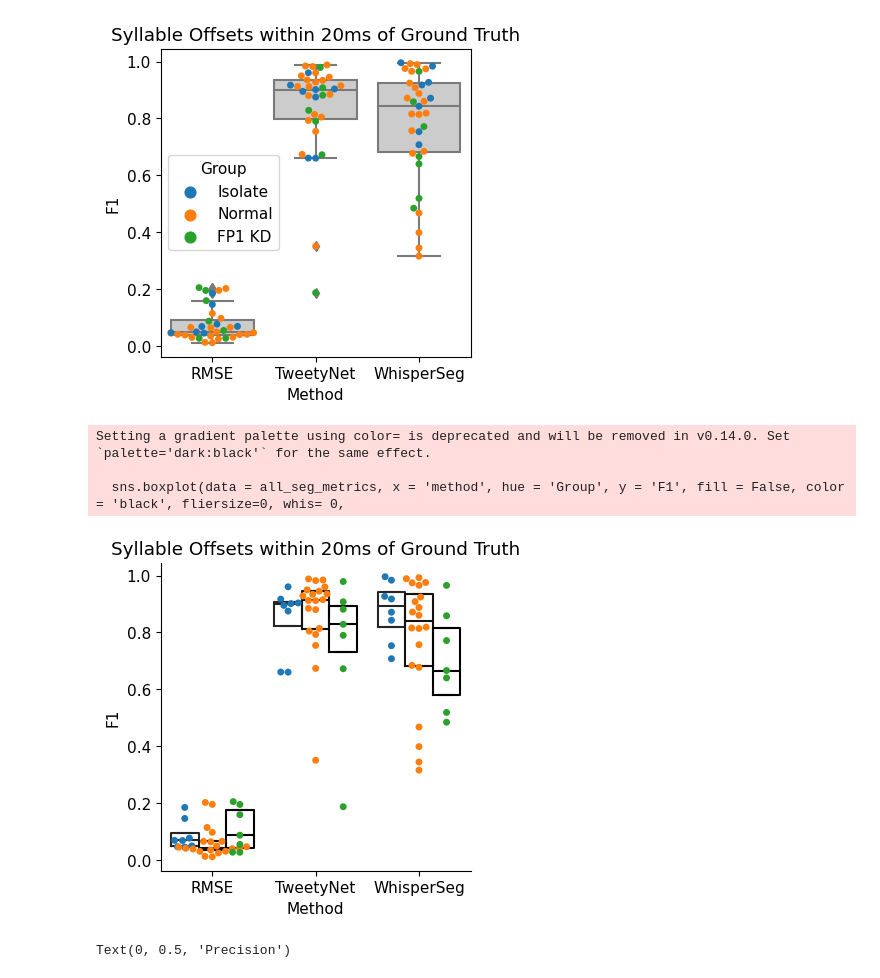
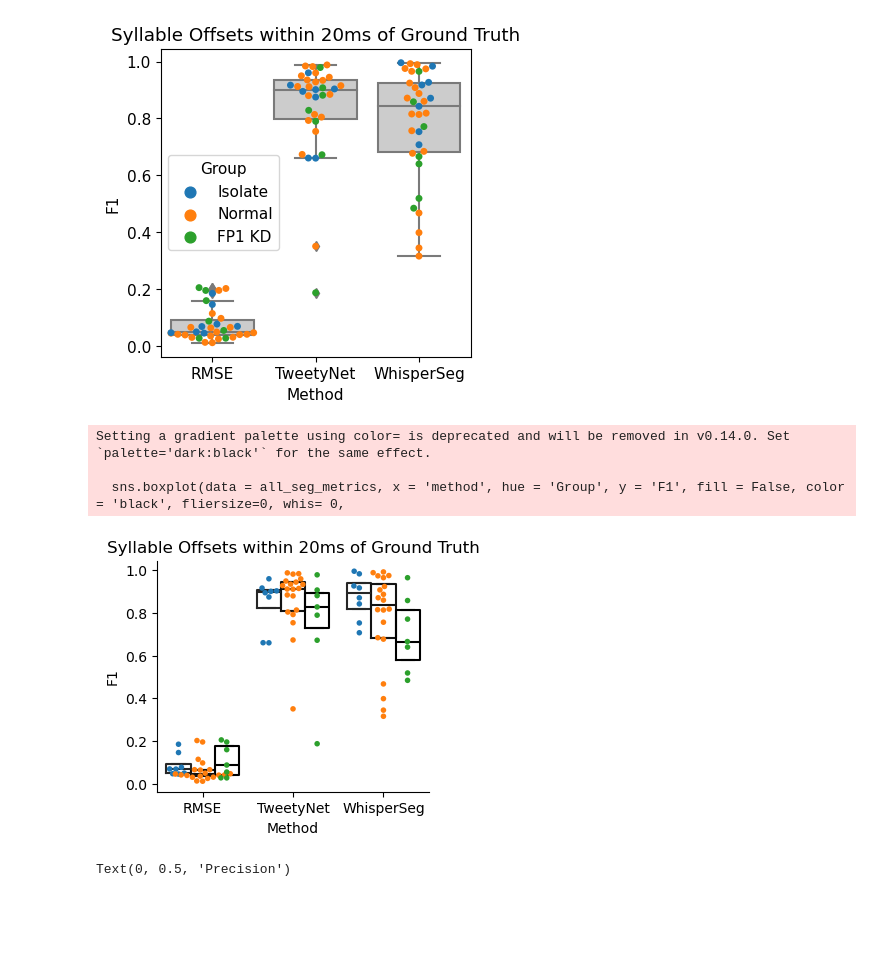
Before and after one commit to theresekoch/AVN_paper, a Jupyter notebook: 01.1 - Segmentation/02 - F1 Validation.ipynb, the cells around one changed output. Saved outputs shown, nothing was run; the diff lists cells and outputs as text; code cells hidden in the pictures; blank space fills up the shorter version.

```diff
--- a/01.1 - Segmentation/02 - F1 Validation.ipynb
+++ b/01.1 - Segmentation/02 - F1 Validation.ipynb
@@ -480,7 +235,7 @@ all_seg_metrics.method = pd.Categorical(all_seg_metrics.method).reorder_categori
 all_seg_metrics.method = all_seg_metrics.method.cat.rename_categories({'Tweety_net' : "TweetyNet",
                                                                        'whisper_seg' : "WhisperSeg"})
 # %%
-plt.rcParams.update({'font.size': 11})
+plt.rcParams.update({'font.size': 10})
 # %%
 all_seg_metrics.groupby('method').mean(numeric_only=True)
 # %% [output]
@@ -794,7 +555,7 @@ all_seg_metrics.method = pd.Categorical(all_seg_metrics.method).reorder_categori
 all_seg_metrics.method = all_seg_metrics.method.cat.rename_categories({'Tweety_net' : "TweetyNet",
                                                                        'whisper_seg' : "WhisperSeg"})
 # %%
-plt.rcParams.update({'font.size': 11})
+plt.rcParams.update({'font.size': 10})
 # %%
 all_seg_metrics.groupby('method').mean(numeric_only  = True)
 # %% [output]
@@ -845,18 +606,19 @@ plt.xlabel('Method')
 Text(0.5, 0, 'Method')
 [figure]
 # %%
-plt.figure(figsize = (4, 4))
-sns.swarmplot(data = all_seg_metrics, x = 'method', y = 'F1', hue = 'Group', s = 5, dodge = True, legend = False)
+plt.figure(figsize = (3.5, 3))
+sns.swarmplot(data = all_seg_metrics, x = 'method', y = 'F1', hue = 'Group', s = 4, dodge = True, legend = False)
 sns.boxplot(data = all_seg_metrics, x = 'method', hue = 'Group', y = 'F1', fill = False, color = 'black', fliersize=0, whis= 0,
 legend = False)
 plt.title("Syllable Offsets within 20ms of Ground Truth")
 plt.xlabel('Method')
 sns.despine()
+plt.savefig('utsw_offsets_F1.svg', transparent = True)
 # %% [output]
 Setting a gradient palette using color= is deprecated and will be removed in v0.14.0. Set `palette='dark:black'` for the same effect.
 
   sns.boxplot(data = all_seg_metrics, x = 'method', hue = 'Group', y = 'F1', fill = False, color = 'black', fliersize=0, whis= 0,
-[figure, old version]
+[figure, new version]
 # %%
 plt.figure(figsize = (4, 4))
 sns.swarmplot(data = all_seg_metrics, x = 'method', y = 'precision', color = 'black', s = 3)
```
Also changed, not shown: parts of 31 cells of this notebook, 3 other files.
